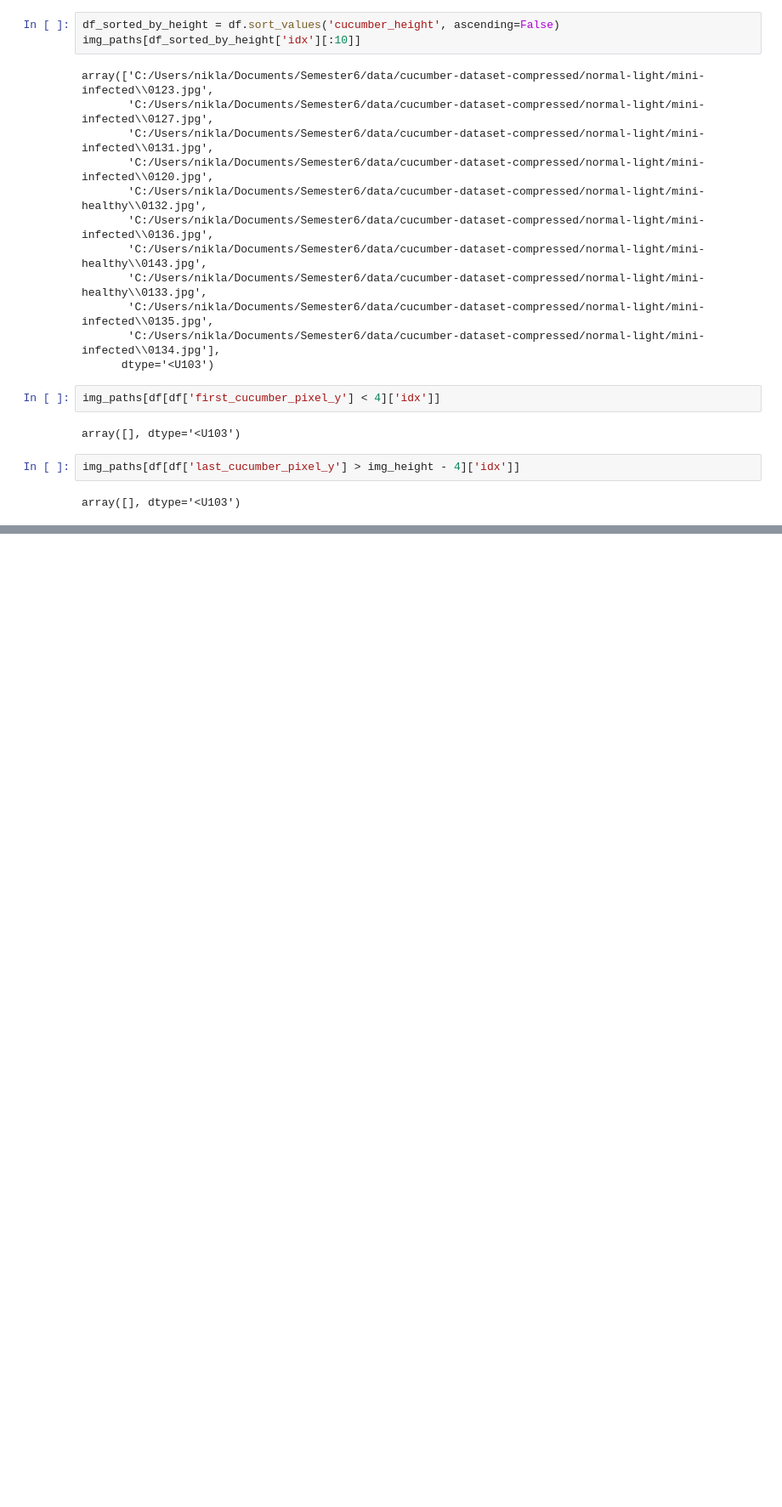
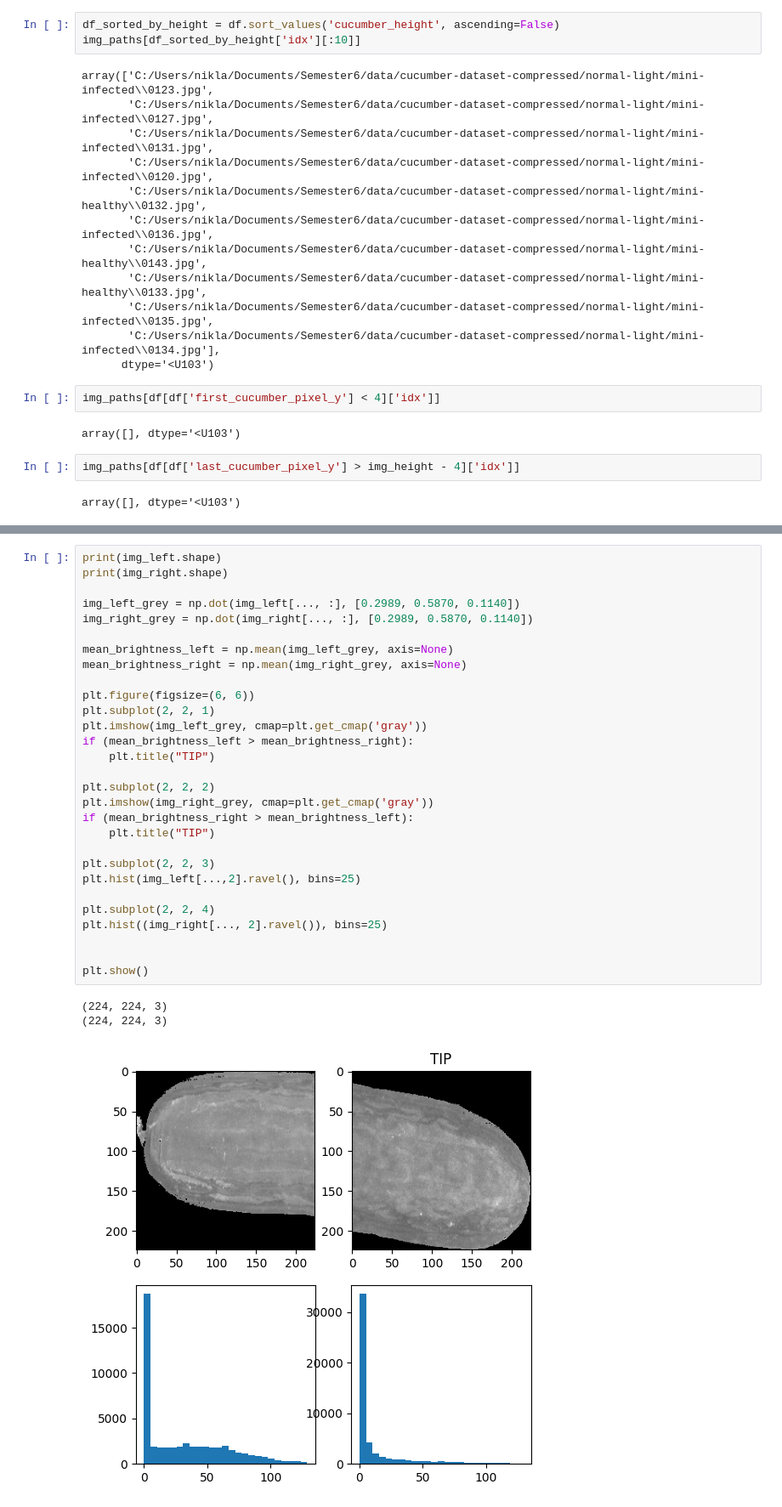
Before and after one commit to Niklas-Mezynski/fontys-cucumber-disease-ai-model, a Jupyter notebook: img_pre_processing_final_procedure.ipynb, the cells around one changed output, grey strips where cells are left out. Shown at 85% size. Saved outputs shown, nothing was run; the diff lists cells and outputs as text; blank space fills up the shorter version.

```diff
--- a/img_pre_processing_final_procedure.ipynb
+++ b/img_pre_processing_final_procedure.ipynb
@@ -214,0 +282,33 @@ array([], dtype='<U103')
+# %%
+print(img_left.shape)
+print(img_right.shape)
+
+img_left_grey = np.dot(img_left[..., :], [0.2989, 0.5870, 0.1140])
+img_right_grey = np.dot(img_right[..., :], [0.2989, 0.5870, 0.1140])
+
+mean_brightness_left = np.mean(img_left_grey, axis=None)
+mean_brightness_right = np.mean(img_right_grey, axis=None)
+
+plt.figure(figsize=(6, 6))
+plt.subplot(2, 2, 1)
+plt.imshow(img_left_grey, cmap=plt.get_cmap('gray'))
+if (mean_brightness_left > mean_brightness_right):
+    plt.title("TIP")
+
+plt.subplot(2, 2, 2)
+plt.imshow(img_right_grey, cmap=plt.get_cmap('gray'))
+if (mean_brightness_right > mean_brightness_left):
+    plt.title("TIP")
+
+plt.subplot(2, 2, 3)
+plt.hist(img_left[...,2].ravel(), bins=25)
+
+plt.subplot(2, 2, 4)
+plt.hist((img_right[..., 2].ravel()), bins=25)
+
+
+plt.show()
+# %% [output]
+(224, 224, 3)
+(224, 224, 3)
+[figure, added]
```
Also changed, not shown: parts of 8 cells of this notebook.
